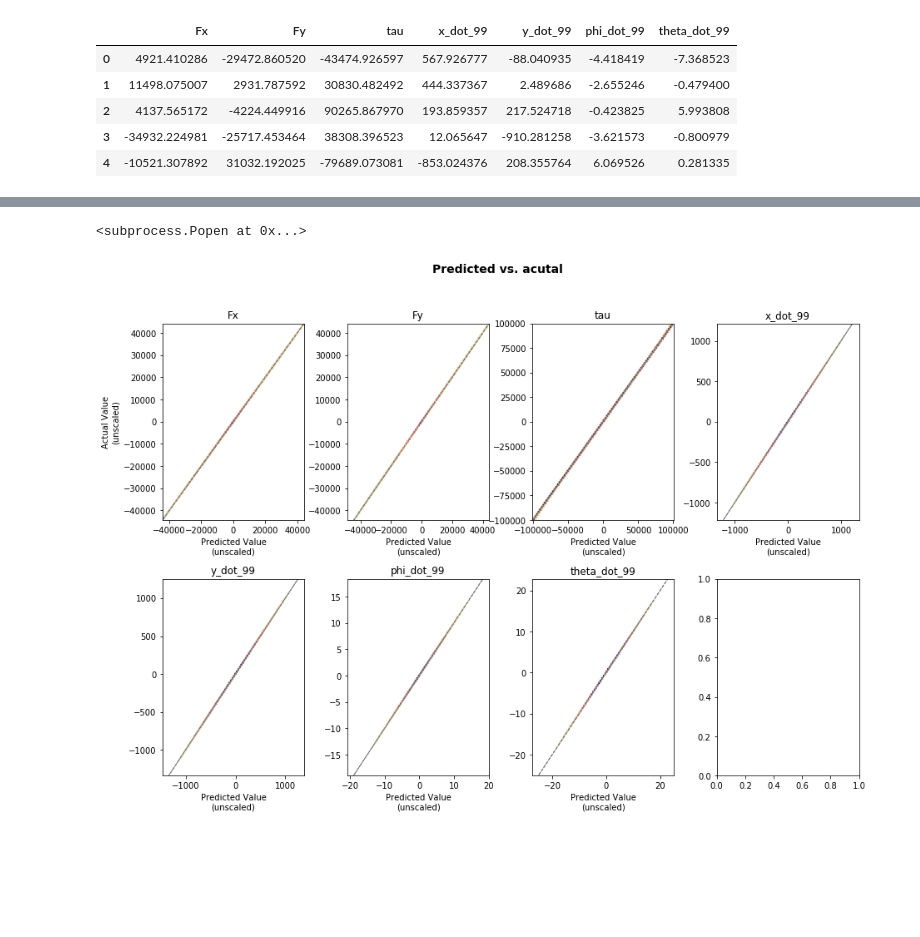
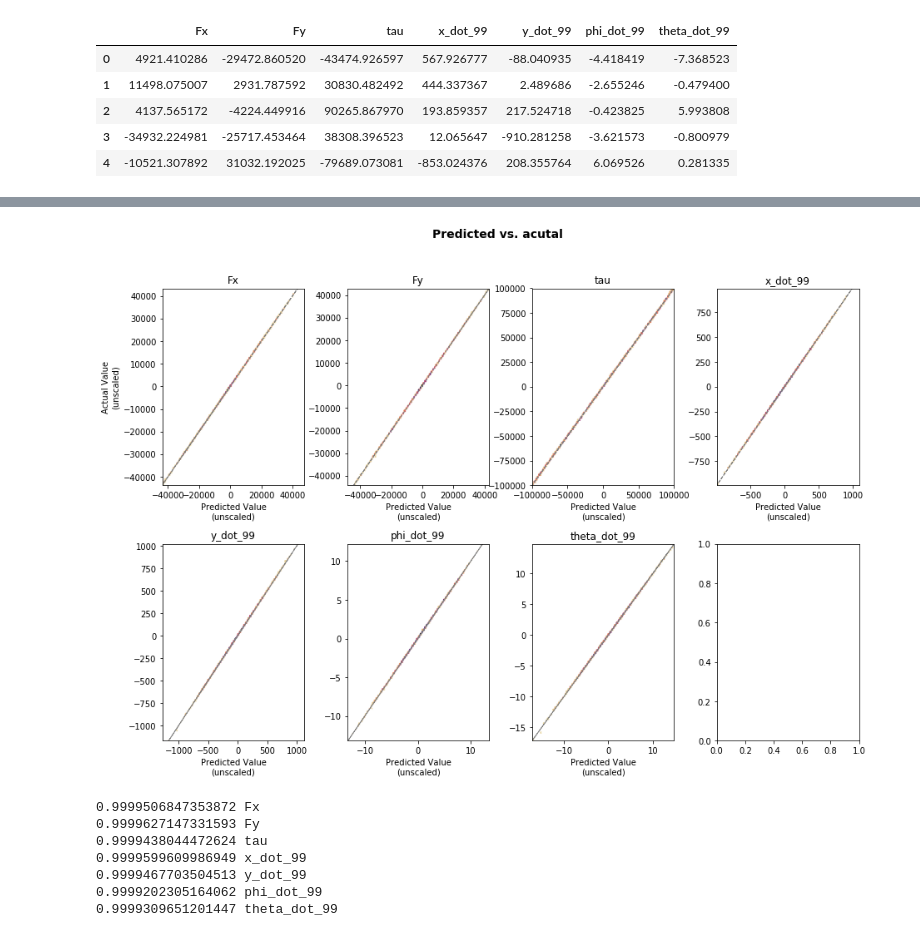
Before and after one commit to oliviatessa/MothMachineLearning, a Jupyter notebook: 002_TrainNN_BigData.ipynb, the cells around one changed output, grey strips where cells are left out. Drawn from its saved outputs; the diff is of its cells as text; code cells hidden in the pictures; blank space fills up the shorter version.

```diff
--- a/002_TrainNN_BigData.ipynb
+++ b/002_TrainNN_BigData.ipynb
@@ -292,12 +274,14 @@ plot_model_history(history, saveFig = False)
+# %%
+# load model
+from keras.models import load_model
+model = load_model(os.path.join(savedModels, 'my_model.h5'))
 # %%
-nnpreds = model.predict(Xtest_scaled)
+nnpreds = model.predict(Xtest_scaled[0:1000, :])
 # %%
 # save model
-model.save(os.path.join(savedModels, 'my_model.h5'))
-aa = r'explorer /select,"'
-subprocess.Popen(str(aa + savedModels + '\"'))
+# model.save(os.path.join(savedModels, 'my_model.h5'))
+# aa = r'explorer /select,"'
+# subprocess.Popen(str(aa + savedModels + '\"'))
-# %% [output]
-<subprocess.Popen at 0x...>
 # %%
 # rescale
 nnpreds_unscaled = scalerY.inverse_transform(nnpreds)
@@ -307,36 +291,36 @@ fig, axs = plt.subplots(2,4, figsize=(15, 10), facecolor='w', edgecolor='k')
 fig.subplots_adjust(hspace = 0.3, wspace=0.3)
 fig.suptitle('Predicted vs. acutal ', fontsize=14, fontweight='bold')
 
 axs = axs.ravel()
 
 nms = Y.columns
 
 # replace lightest colors with white
 import matplotlib.colors
 
 cmap = plt.cm.magma_r
 cmaplist = np.array([cmap(i) for i in range(cmap.N)])
 #cmaplist[0:2] = np.repeat((0.0,0.0,0.0,0.0), 2).reshape(-1,4)
 cmaplist[:,0:3] = np.divide(cmaplist[:, 0:3], 1.1)
 #cmaplist[:,0:3] = np.transpose(np.vstack([np.linspace(1, 0, 256), np.linspace(1, 0, 256), np.linspace(1, 0, 256)]))
 cmaplist[0] = (1,1,1,0.5)
 cmap = matplotlib.colors.LinearSegmentedColormap.from_list('mcm',cmaplist, cmap.N)
 
 for ii in range(len(Y.columns)):
     # read in image
 
     try:
-        axs[ii].hexbin(y = Ytest.iloc[:,ii],x = nnpreds_unscaled[:,ii], gridsize = 150, cmap = cmap)
+        axs[ii].hexbin(y = Ytest.iloc[0:1000,ii],x = nnpreds_unscaled[:,ii], gridsize = 150, cmap = cmap)
         axs[ii].set_xlabel("Predicted Value\n(unscaled)")
         if(ii == 0):
             axs[ii].set_ylabel("Actual Value\n(unscaled)")
         axs[ii].set_title(nms[ii])
-        axs[ii].plot(Ytest.iloc[:,ii], Ytest.iloc[:,ii], 'grey', linewidth = 1, linestyle  = "--")
+        axs[ii].plot(Ytest.iloc[0:1000,ii], Ytest.iloc[0:1000,ii], 'grey', linewidth = 1, linestyle  = "--")
     except:
         pass
 
-fig.savefig(os.path.join(figDir, "NNPreds_newData_control_bigbatch_FxFy_hexbin.png"), dpi = 120, bbox_inches='tight')
+fig.savefig(os.path.join(figDir, "NNPreds_newData_control_bigbatch_FxFy_hexbin_loadedModel.png"), dpi = 120, bbox_inches='tight')
 # %% [output]
-[figure, old version]
+[figure, new version]
 # %%
 # convert Fx and Fy back to F and alpha
@@ -342,0 +333,12 @@ fig.savefig(os.path.join(figDir, "NNPreds_newData_control_bigbatch_FxFy_hexbin.p
+# %%
+for ii in range(len(nms)):
+    #np.sqrt(mean_squared_error(Ytest.iloc[0:1000,ii], nnpreds_unscaled[:,ii]))
+    print(r2_score(Ytest.iloc[0:1000,ii], nnpreds_unscaled[:,ii]), nms[ii])
+# %% [output]
+0.9999506847353872 Fx
+0.9999627147331593 Fy
+0.9999438044472624 tau
+0.9999599609986949 x_dot_99
+0.9999467703504513 y_dot_99
+0.9999202305164062 phi_dot_99
+0.9999309651201447 theta_dot_99
```
Also changed, not shown: parts of 21 cells of this notebook, 1 other file.
